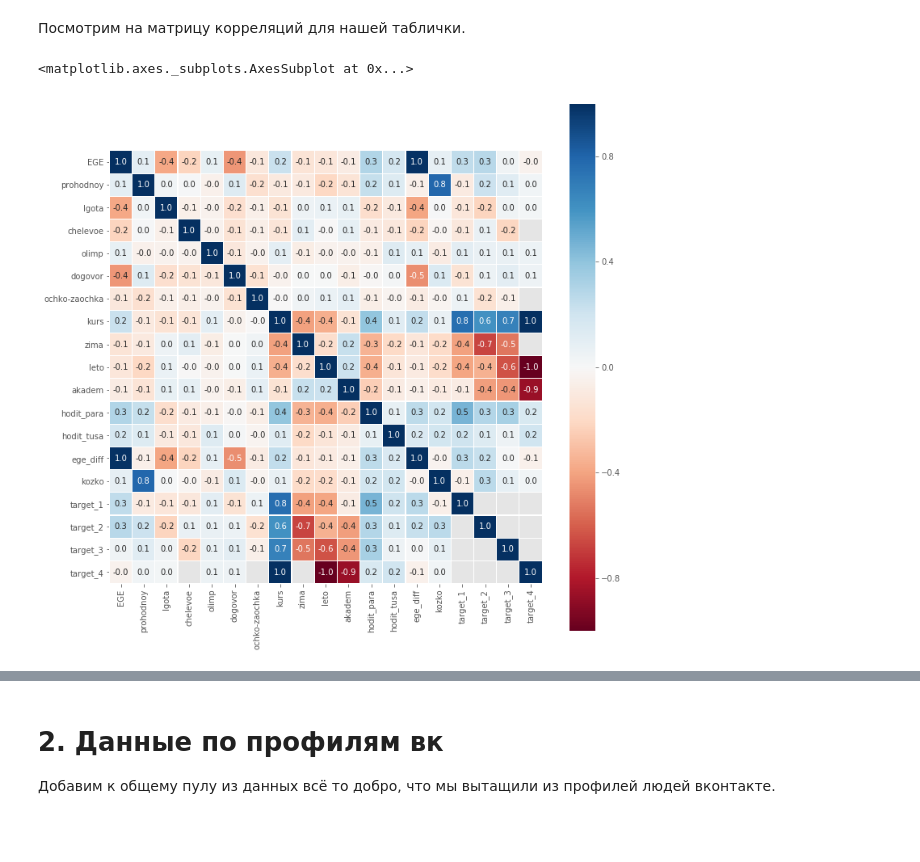
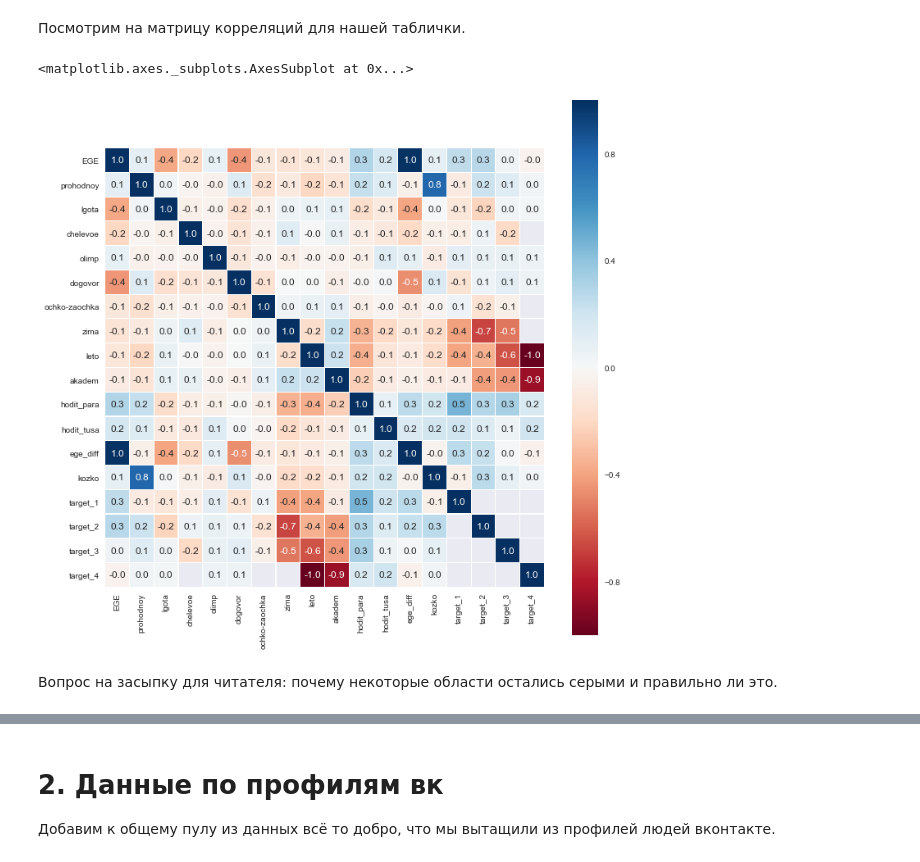
Before and after one commit to FUlyankin/ekanam_grand_research, a Jupyter notebook: 5. Data prepare/data_prepare.ipynb, the cells around one changed output, grey strips where cells are left out. Cells and saved outputs as stored; diff of their text form; code cells hidden in the pictures; blank space fills up the shorter version.

```diff
--- a/5. Data prepare/data_prepare.ipynb
+++ b/5. Data prepare/data_prepare.ipynb
@@ -121,6 +121,8 @@ def table_creator(ddf):
     # Поэтому сначала перенормируем, потом усредним
     dff['hodit_tusa'] = np.nanmean(df[[name for name in df.columns if name[:5] == 'tusov']]\
                                      .ix[:,maxes == 3]*5/3, axis=1)
+    # исправляем косяки:
+    dff['chelevoe'].fillna(0,inplace=True) # В какой-то из таблиц забыли проставить нули
     return dff
 # %%
 test_df = table_creator(tables[0])
@@ -223,0 +228,4 @@ total_df.head()
+# %%
+sns.set(font_scale=1)
+fig, ax = plt.subplots(figsize=(20,12))
+sns_heatmap = sns.heatmap(total_df.isnull(),yticklabels=False,cbar=False,cmap='viridis')
@@ -373,10 +388,13 @@ proportions_diff_z_test(proportions_diff_z_stat_ind(x_kozko, x_nekozko))
 Посмотрим на матрицу корреляций для нашей таблички.
 # %%
 plt.subplots(figsize=(12, 12))
-sns.heatmap(data.corr(), square=True,annot=True,fmt=".1f",linewidths=0.1,cmap="RdBu")
+sns.heatmap(total_df.drop(['year','uids','kurs'],axis=1).corr(), square=True,
+              annot=True, fmt=".1f", linewidths=0.1, cmap="RdBu")
 # %% [output]
 <matplotlib.axes._subplots.AxesSubplot at 0x...>
-[figure, old version]
+[figure, new version]
+# %% [markdown]
+Вопрос на засыпку для читателя: почему некоторые области остались серыми и правильно ли это.
 # %%
 regr = ['EGE', 'hodit_para', 'hodit_tusa', 'ege_diff', 'target_1']
 sns.pairplot(total_df[regr], hue = 'target_1', diag_kind="kde")
```
Also changed, not shown: parts of 48 cells of this notebook, 26 other files.
